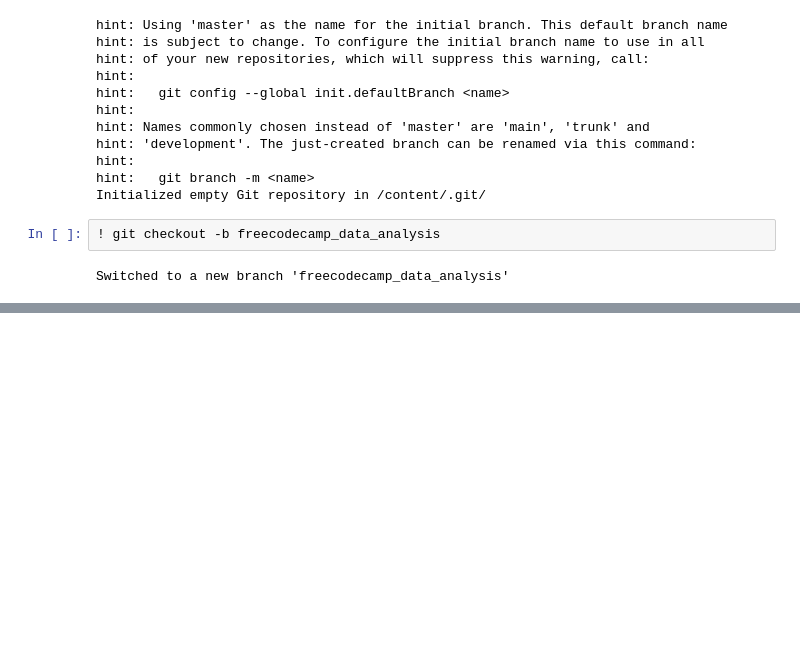
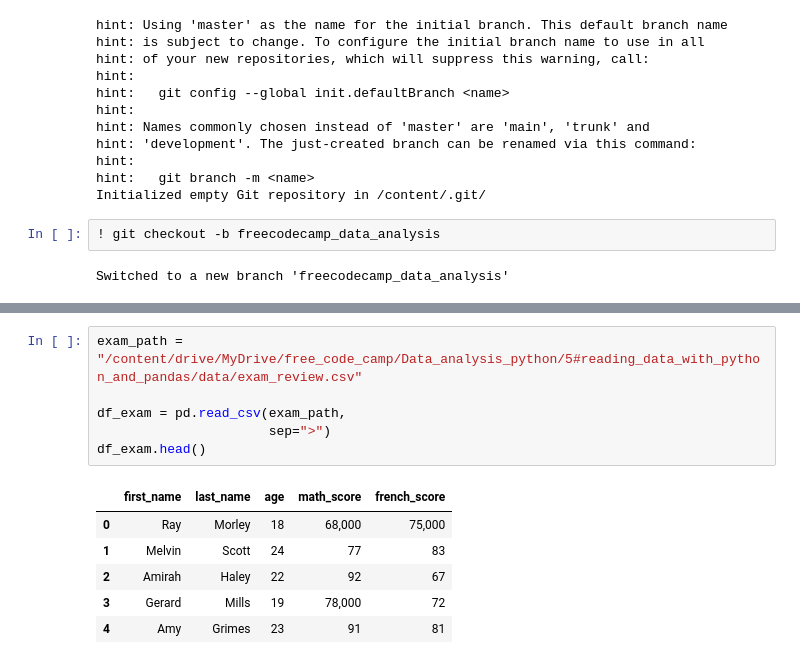
Before and after one commit to christos8566/freecodecamp_data_analysis.res, a Jupyter notebook: read_data_in_python/Lecture_Reading_Data.ipynb, the cells around one changed output, grey strips where cells are left out. Drawn from its saved outputs; the diff is of its cells as text; blank space fills up the shorter version.

```diff
--- a/read_data_in_python/Lecture_Reading_Data.ipynb
+++ b/read_data_in_python/Lecture_Reading_Data.ipynb
@@ -232,0 +244,13 @@ Switched to a new branch 'freecodecamp_data_analysis'
+# %%
+exam_path = "/content/drive/MyDrive/free_code_camp/Data_analysis_python/5#reading_data_with_python_and_pandas/data/exam_review.csv"
+
+df_exam = pd.read_csv(exam_path,
+                      sep=">")
+df_exam.head()
+# %% [output]
+|  | first_name | last_name | age | math_score | french_score |
+| 0 | Ray | Morley | 18 | 68,000 | 75,000 |
+| 1 | Melvin | Scott | 24 | 77 | 83 |
+| 2 | Amirah | Haley | 22 | 92 | 67 |
+| 3 | Gerard | Mills | 19 | 78,000 | 72 |
+| 4 | Amy | Grimes | 23 | 91 | 81 |
```
Also changed, not shown: parts of 6 cells of this notebook.
